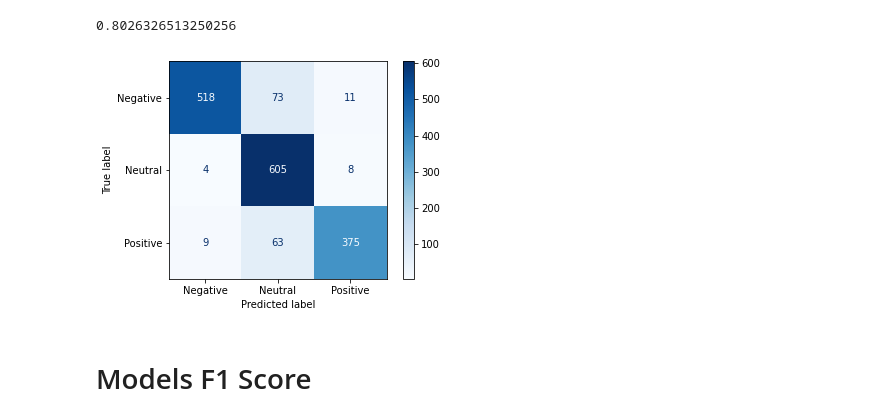
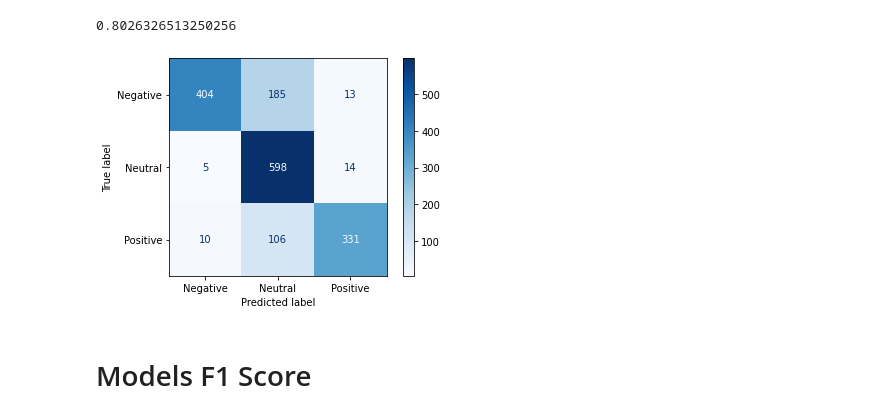
Before and after one commit to kmoulosiotis/Twitter-Sentiment-Analysis, a Jupyter notebook: USA_Elections_2020_Classification.ipynb, the cells around one changed output. Saved outputs shown, nothing was run; the diff lists cells and outputs as text; code cells hidden in the pictures.

```diff
--- a/USA_Elections_2020_Classification.ipynb
+++ b/USA_Elections_2020_Classification.ipynb
@@ -47,8 +49,8 @@ tweets_df.head()
 # %%
 def clean_tweet(tweet):
     tweet = re.sub('RT','',tweet)
-    tweet = re.sub('@','',tweet)
-    tweet = re.sub('#','',tweet)
+    tweet = re.sub('@[\w]*','',tweet)
+    tweet = re.sub('#[\w]*','',tweet)
     tweet = re.sub('https?://[A-Za-z0-9./]*','',tweet)
     tweet = re.sub('\n','',tweet)
     return tweet
@@ -139,0 +160,4 @@ from sklearn.metrics import plot_confusion_matrix
+# %%
+dummy_clf = Pipeline([('tfidf', TfidfVectorizer()), ('clf', DummyClassifier(strategy="most_frequent"))])
+# %%
+dummy_clf.fit(X_train,y_train)
@@ -345,10 +395,10 @@ print(f1_score(y_test,predictions,average='macro'))
 # %% [output]
 0.8026326513250256
 # %%
-plot_confusion_matrix(text_clf_randfo, X_test, y_test, cmap='Blues')
-plt.show()
+plot_confusion_matrix(text_clf_ada, X_test, y_test, cmap='Blues')
+plt.savefig('Plots/adaboost.png')
 # %% [output]
-[figure, old version]
+[figure, new version]
 # %%
 model_scores.append(f1_score(y_test,predictions,average='macro'))
 # %% [markdown]
```
Also changed, not shown: parts of 69 cells of this notebook, 2 other files.
